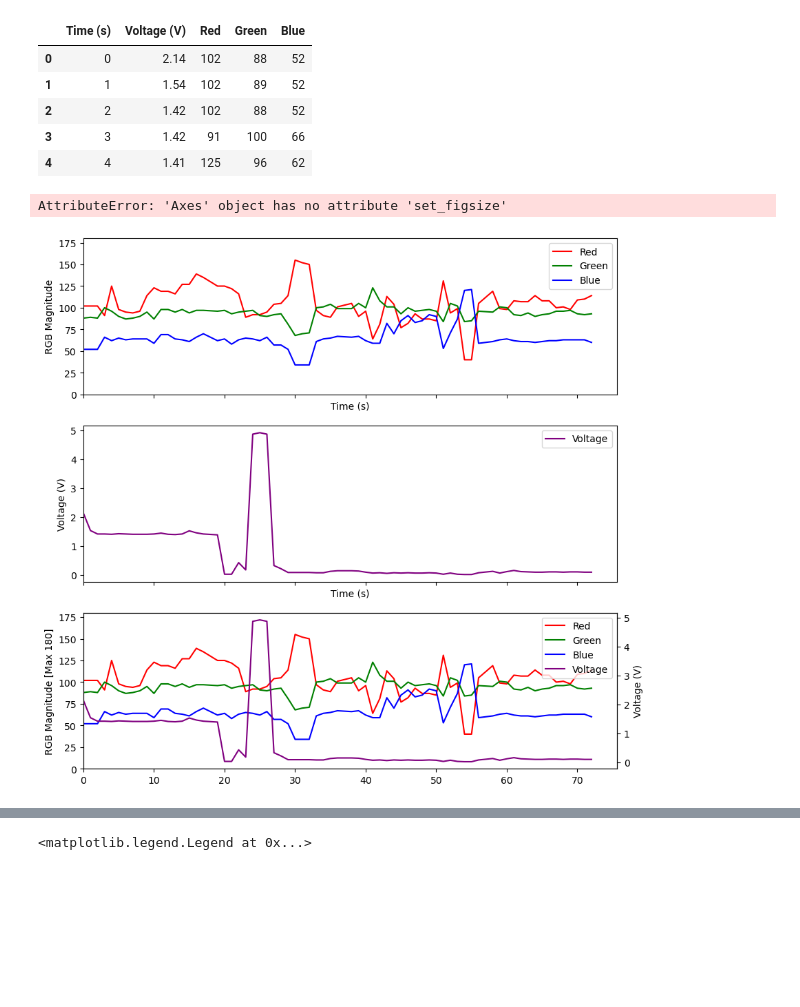
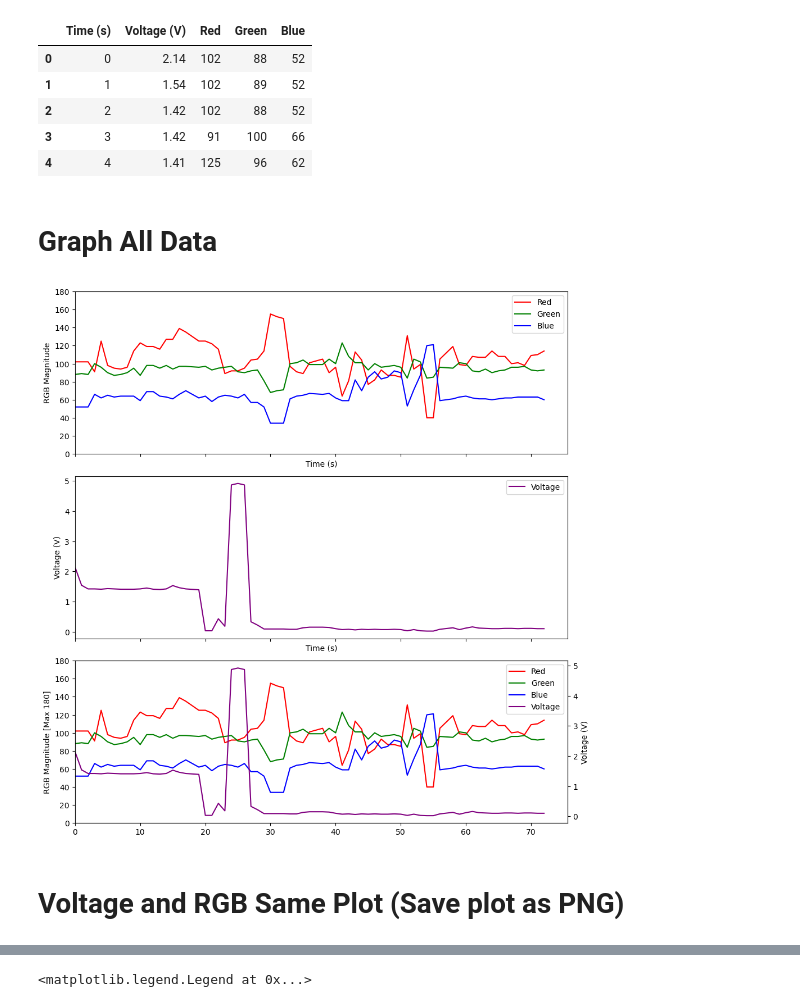
Before and after one commit to Kieranheiberg/CHEME-CAR-UW, a Jupyter notebook: Graph_Data_Coolterm.ipynb, the cells around one changed output, grey strips where cells are left out. Cells and saved outputs as stored; diff of their text form; code cells hidden in the pictures; blank space fills up the shorter version.

```diff
--- a/Graph_Data_Coolterm.ipynb
+++ b/Graph_Data_Coolterm.ipynb
@@ -22,13 +10,13 @@ V = np.array(df["Voltage (V)"])
 R = np.array(df["Red"])
 G = np.array(df["Green"])
 B = np.array(df["Blue"])
+
+df.head()
+# %% [output]
+|  | Time (s) | Voltage (V) | Red | Green | Blue |
+| 0 | 0 | 2.14 | 102 | 88 | 52 |
+| 1 | 1 | 1.54 | 102 | 89 | 52 |
+| 2 | 2 | 1.42 | 102 | 88 | 52 |
+| 3 | 3 | 1.42 | 91 | 100 | 66 |
+| 4 | 4 | 1.41 | 125 | 96 | 62 |
-# %%
-df.head()
-# %% [output]
-|  | Time (s) | Voltage (V) | Red | Green | Blue |
-| 0 | 0 | 2.14 | 102 | 88 | 52 |
-| 1 | 1 | 1.54 | 102 | 89 | 52 |
-| 2 | 2 | 1.42 | 102 | 88 | 52 |
-| 3 | 3 | 1.42 | 91 | 100 | 66 |
-| 4 | 4 | 1.41 | 125 | 96 | 62 |
 # %%
@@ -36,3 +24,5 @@ TrialName = "Testing 1/19"
+# %% [markdown]
+# Graph All Data
 # %%
 fig, axs = plt.subplots(3, 1, sharex = 'col', figsize = (10,10))
 
@@ -58,51 +48,34 @@ ax2 = ax1.twinx()
 # Copy RGB lines from subplot 0
 for line in axs[0].lines:
     ax1.plot(
         line.get_xdata(),
         line.get_ydata(),
         color=line.get_color(),
         label=line.get_label()
     )
 
 ax1.set_ylabel('RGB Magnitude [Max 180]')
 ax1.set_ylim(0, 180)
 
 # Copy Voltage line from subplot 1
 for line in axs[1].lines:
     ax2.plot(
         line.get_xdata(),
         line.get_ydata(),
         color=line.get_color(),
         label=line.get_label()
     )
 
 ax2.set_ylabel('Voltage (V)')
 ax2.set_xlabel('Time (s)')
 
 # Combined legend
 lines1, labels1 = ax1.get_legend_handles_labels()
 lines2, labels2 = ax2.get_legend_handles_labels()
 ax1.legend(lines1 + lines2, labels1 + labels2, loc='upper right')
-axs[2].set_figsize(10, 20)
 
-# ax1 = axs[2]
-
-# # Plot RGB data
-# ax1.plot(time, R, color='red', label='Red')
-# ax1.plot(time, G, color='green', label = 'Green')
-# ax1.plot(time, B, color='blue', label = 'Blue')
-# ax1.set_ylabel('RGB Magnitude [Max 180]')
-# #ax1.set_xlabel("Time (s)")
-# ax1.set_ylim(0, 180)
-
-# # Plot voltage data
-# ax2 = ax1.twinx()
-# ax2.plot(time, V, color='purple', label='Voltage')
-# ax2.set_xlabel('Time (s)')
-# ax2.set_ylabel('Voltage (V)')
-# axs[2].legend()
-
-# plt.tight_layout()
+plt.tight_layout()
 # %% [output]
-AttributeError: 'Axes' object has no attribute 'set_figsize'
-[figure, old version]
+[figure, new version]
+# %% [markdown]
+# Voltage and RGB Same Plot (Save plot as PNG)
```
Also changed, not shown: parts of 8 cells of this notebook.
